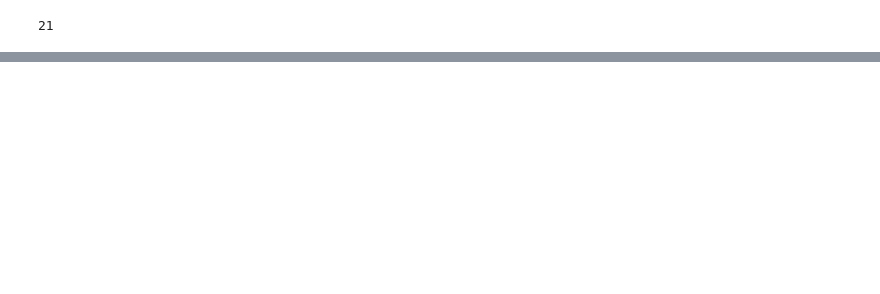
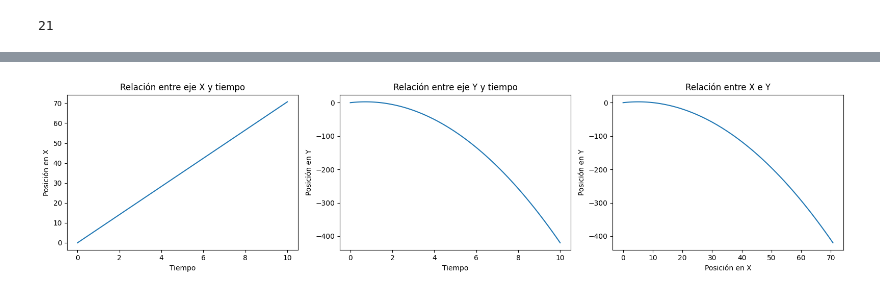
Before and after one commit to estivengrx/computational_methods_physics_astronomy, a Jupyter notebook: Workshops/taller_01_EstivenCastrillon.ipynb, the cells around one changed output, grey strips where cells are left out. Drawn from its saved outputs; the diff is of its cells as text; code cells hidden in the pictures; blank space fills up the shorter version.

```diff
--- a/Workshops/taller_01_EstivenCastrillon.ipynb
+++ b/Workshops/taller_01_EstivenCastrillon.ipynb
@@ -180,3 +300,83 @@ plot_fibonacci([fibonacci(n) for n in range(1, 1000)])
 **b)** Luego genere una lista de 100 tiempos y cree un Dataframe con columnas($x,y,t$).
 
 **c)** Finalmente, genere un plot con tres graficas $(x,t)$, $(y,t)$, y $(x,y)$.
+# %%
+class Posicion:
+    """
+    Clase para calcular la posición en un movimiento parabólico.
+
+    Atributos:
+    v_0 (float): Velocidad inicial.
+    theta (float): Ángulo de lanzamiento en radianes.
+    x_0 (float): Posición inicial en el eje x.
+    y_0 (float): Posición inicial en el eje y.
+    g (float): Aceleración debido a la gravedad. Por defecto es 9.81 m/s^2.
+    """
+
+    def __init__(self, v_0, theta, x_0, y_0, g=9.81):
+        self.v_0 = v_0
+        self.theta = theta
+        self.x_0 = x_0
+        self.y_0 = y_0
+        self.g = g
+
+    def posicion_x(self, t):
+        """
+        Calcula la posición en el eje x en un tiempo t.
+
+        Parámetros:
+        t (float): El tiempo en el que se calcula la posición.
+
+        Devuelve:
+        float: La posición en el eje x en el tiempo t.
+        """
+        return (self.v_0 * np.cos(self.theta) * t) + self.x_0
+
+    def posicion_y(self, t):
+        """
+        Calcula la posición en el eje y en un tiempo t.
+
+        Parámetros:
+        t (float): El tiempo en el que se calcula la posición.
+
+        Devuelve:
+        float: La posición en el eje y en el tiempo t.
+        """
+        return (self.v_0 * np.sin(self.theta) * t) - (0.5 * self.g * t ** 2) + self.y_0
+
+tiempos = np.linspace(0, 10, 100)
+
+# Instancia de la clase
+posicion = Posicion(10, np.pi / 4, 0, 0)
+
+# calculando las posiciones en los ejes x e y para todos los tiempos
+x = posicion.posicion_x(tiempos)
+y = posicion.posicion_y(tiempos)
+
+# Dataframe de datos
+datos = pd.DataFrame({'t': tiempos, 'x': x, 'y': y})
+
+fig, axs = plt.subplots(1, 3, figsize=(16, 4))
+
+# Gráfico (x,t)
+axs[0].plot(datos['t'], datos['x'])
+axs[0].set_xlabel('Tiempo')
+axs[0].set_ylabel('Posición en X')
+axs[0].set_title('Relación entre eje X y tiempo')
+
+# Gráfico (y,t)
+axs[1].plot(datos['t'], datos['y'])
+axs[1].set_xlabel('Tiempo')
+axs[1].set_ylabel('Posición en Y')
+axs[1].set_title('Relación entre eje Y y tiempo')
+
+# Gráfico (x,y)
+axs[2].plot(datos['x'], datos['y'])
+axs[2].set_xlabel('Posición en X')
+axs[2].set_ylabel('Posición en Y')
+axs[2].set_title('Relación entre X e Y')
+
+plt.tight_layout()
+plt.show()
+# %% [output]
+[figure, added]
```
Also changed, not shown: parts of 14 cells of this notebook, 1 other file.
